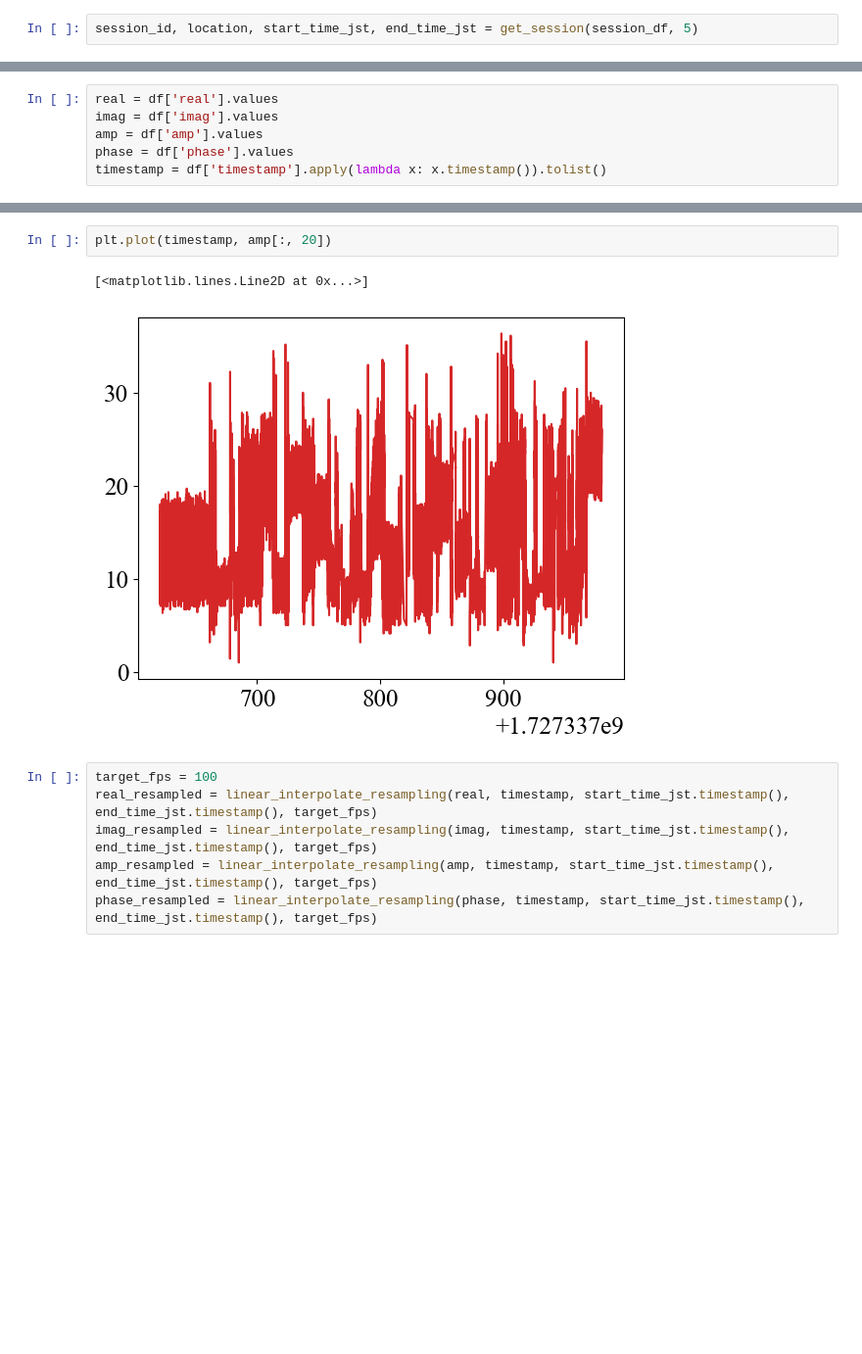
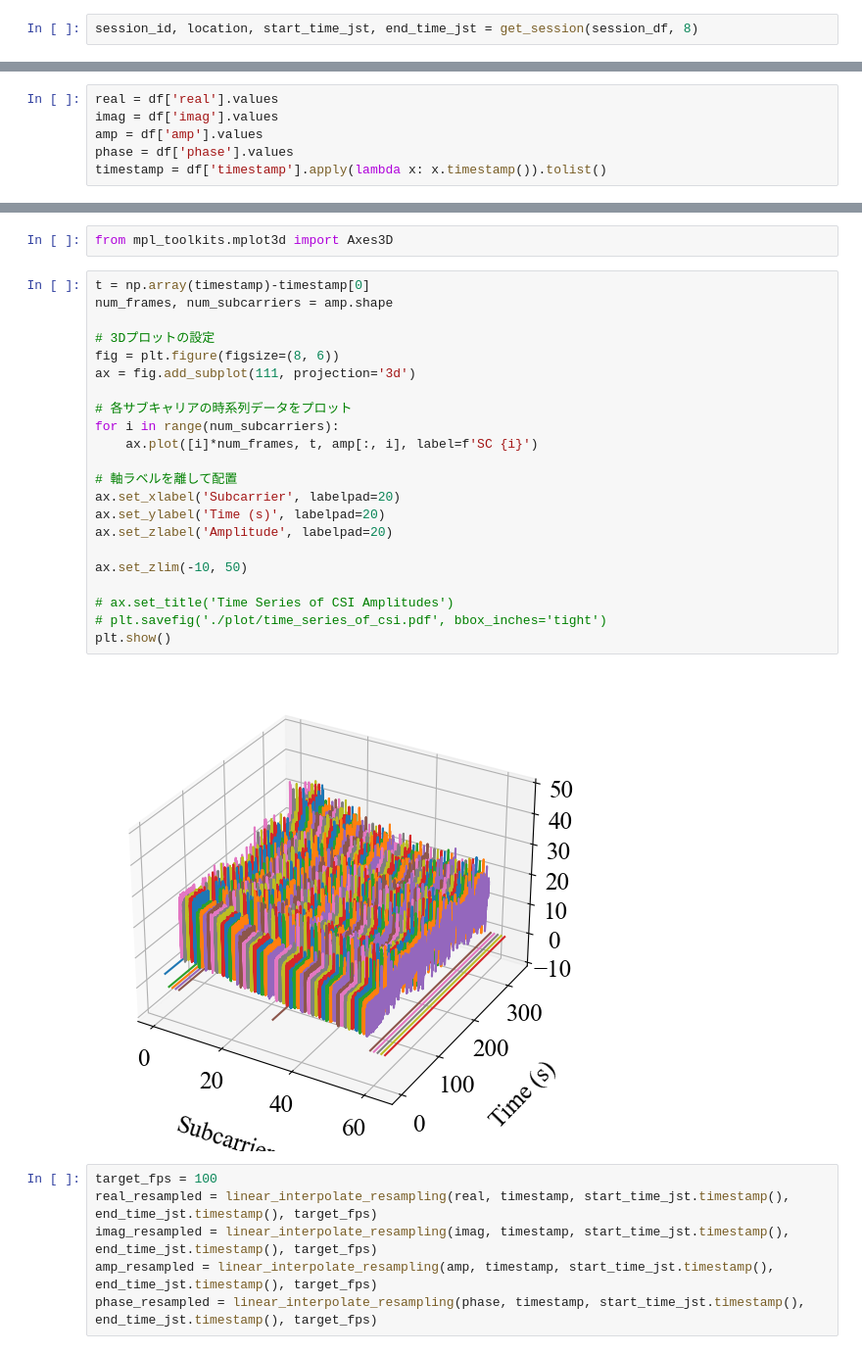
Before and after one commit to Canale0107/deformation-prediction-multi-environment, a Jupyter notebook: jupyter/notebook/preprocess/csi/observation_resampling.ipynb, the cells around one changed output, grey strips where cells are left out. Shown at 98% size. Cells and saved outputs as stored; diff of their text form; blank space fills up the shorter version.

```diff
--- a/jupyter/notebook/preprocess/csi/observation_resampling.ipynb
+++ b/jupyter/notebook/preprocess/csi/observation_resampling.ipynb
@@ -113,5 +112,5 @@ len(session_df)
 # %% [output]
 12
 # %%
-session_id, location, start_time_jst, end_time_jst = get_session(session_df, 5)
+session_id, location, start_time_jst, end_time_jst = get_session(session_df, 8)
 # %% [output]
@@ -137,8 +152,29 @@ sns.heatmap(amp[:, useful_subcarriers])
+# %%
+from mpl_toolkits.mplot3d import Axes3D
 # %%
-plt.plot(timestamp, amp[:, 20])
+t = np.array(timestamp)-timestamp[0]
+num_frames, num_subcarriers = amp.shape
+
+# 3Dプロットの設定
+fig = plt.figure(figsize=(8, 6))
+ax = fig.add_subplot(111, projection='3d')
+
+# 各サブキャリアの時系列データをプロット
+for i in range(num_subcarriers):
+    ax.plot([i]*num_frames, t, amp[:, i], label=f'SC {i}')
+
+# 軸ラベルを離して配置
+ax.set_xlabel('Subcarrier', labelpad=20)
+ax.set_ylabel('Time (s)', labelpad=20)
+ax.set_zlabel('Amplitude', labelpad=20)
+
+ax.set_zlim(-10, 50)
+
+# ax.set_title('Time Series of CSI Amplitudes')
+# plt.savefig('./plot/time_series_of_csi.pdf', bbox_inches='tight')
+plt.show()
 # %% [output]
-[<matplotlib.lines.Line2D at 0x...>]
-[figure, old version]
+[figure, new version]
 # %%
 target_fps = 100
 real_resampled = linear_interpolate_resampling(real, timestamp, start_time_jst.timestamp(), end_time_jst.timestamp(), target_fps)
```
Also changed, not shown: parts of 35 cells of this notebook, 14 other files.
